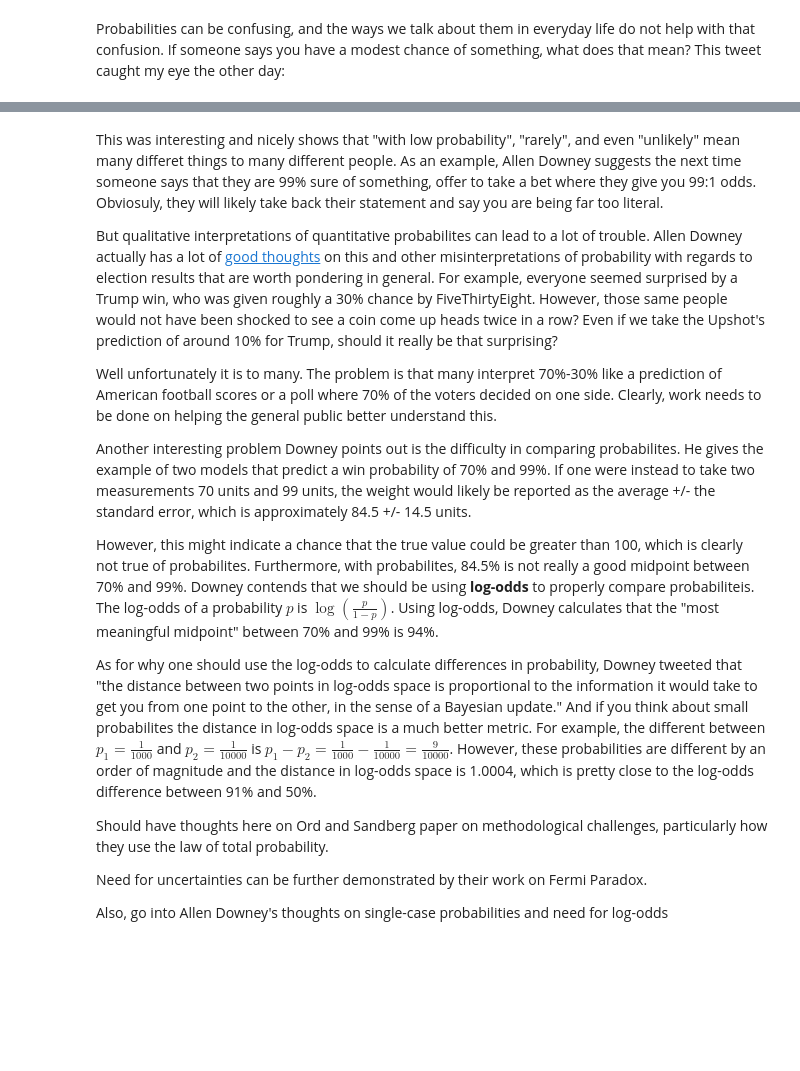
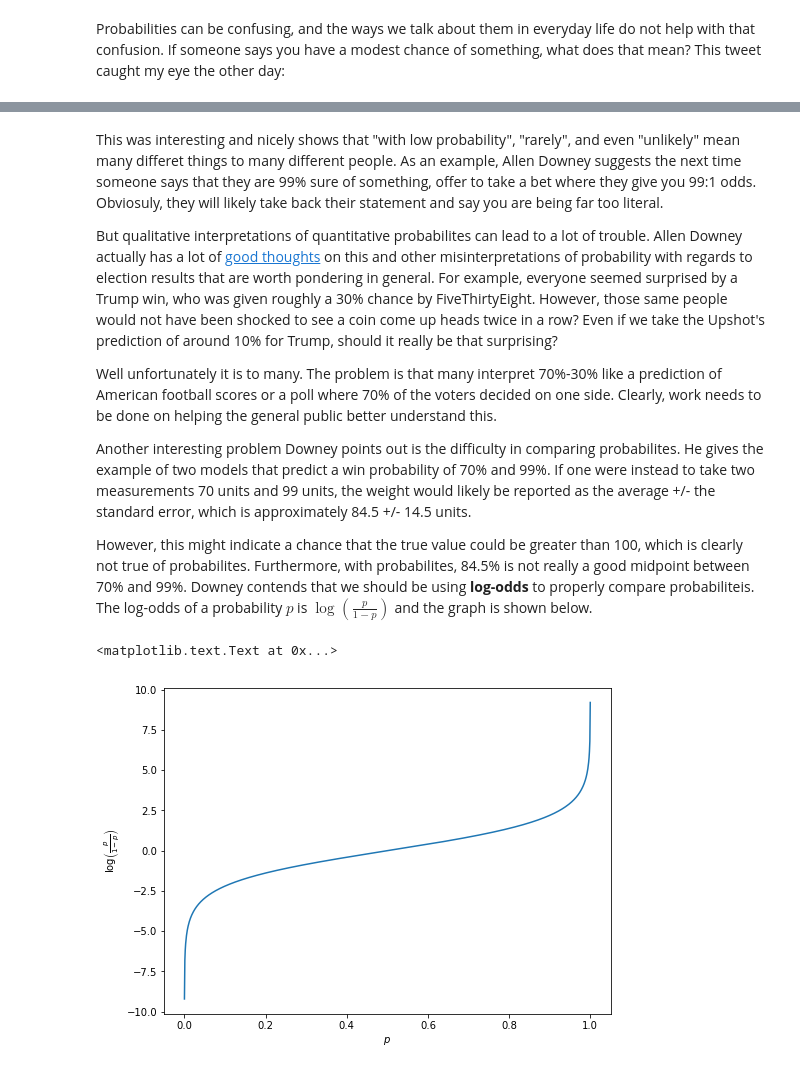
Before and after one commit to enthusiasmcurbed/potential_blog_posts, a Jupyter notebook: notes_on_small_probabilities.ipynb, the cells around one changed output, grey strips where cells are left out. Drawn from its saved outputs; the diff is of its cells as text; code cells hidden in the pictures; blank space fills up the shorter version.

Commit message:
added plot of log-odds for easier visualization

```diff
--- a/notes_on_small_probabilities.ipynb
+++ b/notes_on_small_probabilities.ipynb
@@ -18,12 +18,4 @@ Well unfortunately it is to many. The problem is that many interpret 70%-30% lik
 
 Another interesting problem Downey points out is the difficulty in comparing probabilites. He gives the example of two models that predict a win probability of 70% and 99%. If one were instead to take two measurements 70 units and 99 units, the weight would likely be reported as the average +/- the standard error, which is approximately 84.5 +/- 14.5 units.
 
-However, this might indicate a chance that the true value could be greater than 100, which is clearly not true of probabilites. Furthermore, with probabilites, 84.5% is not really a good midpoint between 70% and 99%. Downey contends that we should be using **log-odds** to properly compare probabiliteis. The log-odds of a probability $p$ is $\log{\left(\frac{p}{1-p}\right)}$. Using log-odds, Downey calculates that the "most meaningful midpoint" between 70% and 99% is 94%.
-
-As for why one should use the log-odds to calculate differences in probability, Downey tweeted that "the distance between two points in log-odds space is proportional to the information it would take to get you from one point to the other, in the sense of a Bayesian update." And if you think about small probabilites the distance in log-odds space is a much better metric. For example, the different between $p_1=\frac{1}{1000}$ and $p_2=\frac{1}{10000}$ is $p_1 - p_2 = \frac{1}{1000} - \frac{1}{10000} = \frac{9}{10000}$. However, these probabilities are different by an order of magnitude and the distance in log-odds space is 1.0004, which is pretty close to the log-odds difference between 91% and 50%.
-
-Should have thoughts here on Ord and Sandberg paper on methodological challenges, particularly how they use the law of total probability.
-
-Need for uncertainties can be further demonstrated by their work on Fermi Paradox.
-
-Also, go into Allen Downey's thoughts on single-case probabilities and need for log-odds
+However, this might indicate a chance that the true value could be greater than 100, which is clearly not true of probabilites. Furthermore, with probabilites, 84.5% is not really a good midpoint between 70% and 99%. Downey contends that we should be using **log-odds** to properly compare probabiliteis. The log-odds of a probability $p$ is $\log{\left(\frac{p}{1-p}\right)}$ and the graph is shown below.
@@ -29,0 +26,10 @@ Also, go into Allen Downey's thoughts on single-case probabilities and need for
+# %%
+plt.figure(figsize=(8,6))
+
+p = np.linspace(0.0001,.9999,1000)
+plt.plot(p, np.log(p/(1-p)))
+plt.xlabel(r'$p$')
+plt.ylabel(r'$\log{\left(\frac{p}{1-p}\right)}$')
+# %% [output]
+<matplotlib.text.Text at 0x...>
+[figure, added]
```
Also changed, not shown: parts of 3 cells of this notebook.
